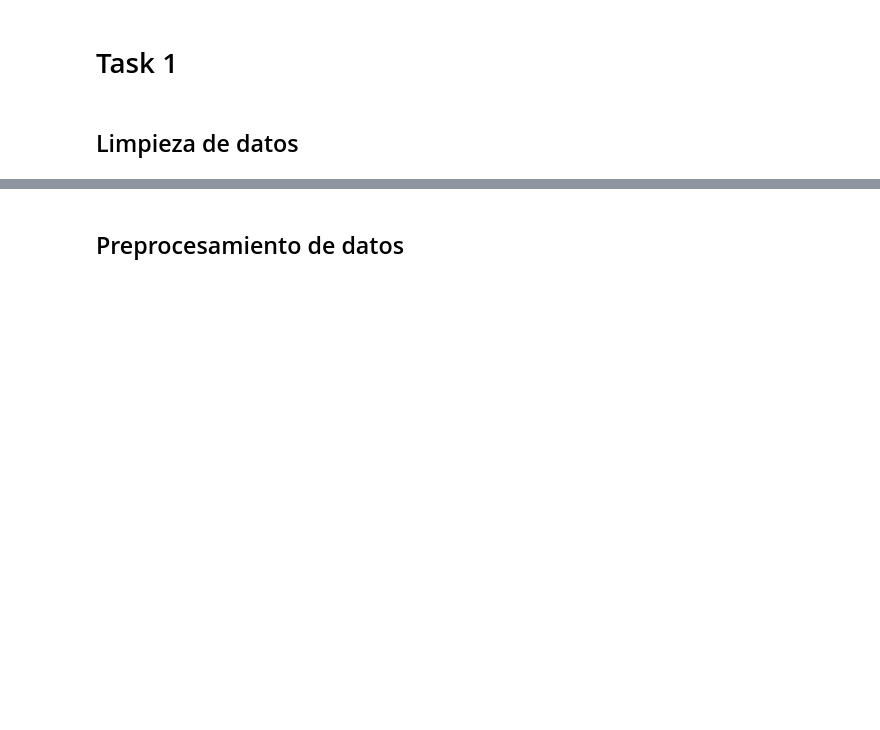
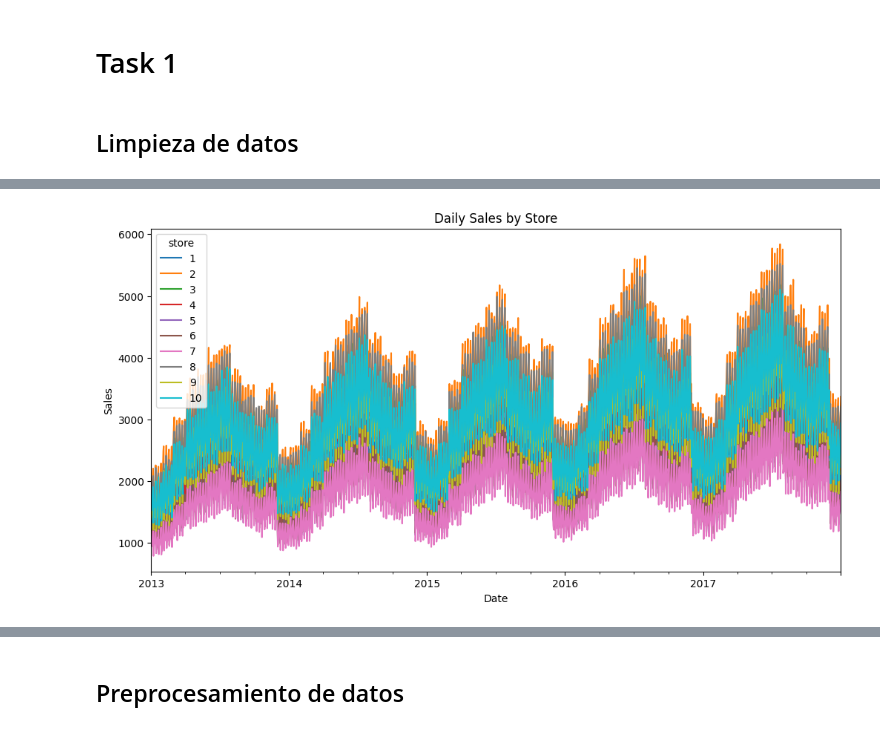
Before and after one commit to FerEsq/DL-TimeSeries-Analysis, a Jupyter notebook: Analysis.ipynb, the cells around one changed output, grey strips where cells are left out. Drawn from its saved outputs; the diff is of its cells as text; code cells hidden in the pictures; blank space fills up the shorter version.

```diff
--- a/Analysis.ipynb
+++ b/Analysis.ipynb
@@ -50,0 +53,10 @@ train_data.head()
+# %%
+store_daily_sales = train.groupby(['store', 'date'])['sales'].sum().reset_index()
+store_daily_sales = store_daily_sales.pivot(index='date', columns='store', values='sales')
+store_daily_sales.plot(figsize=(12, 6))
+plt.title('Daily Sales by Store')
+plt.xlabel('Date')
+plt.ylabel('Sales')
+plt.show()
+# %% [output]
+[figure, added]
```
Also changed, not shown: parts of 26 cells of this notebook.
